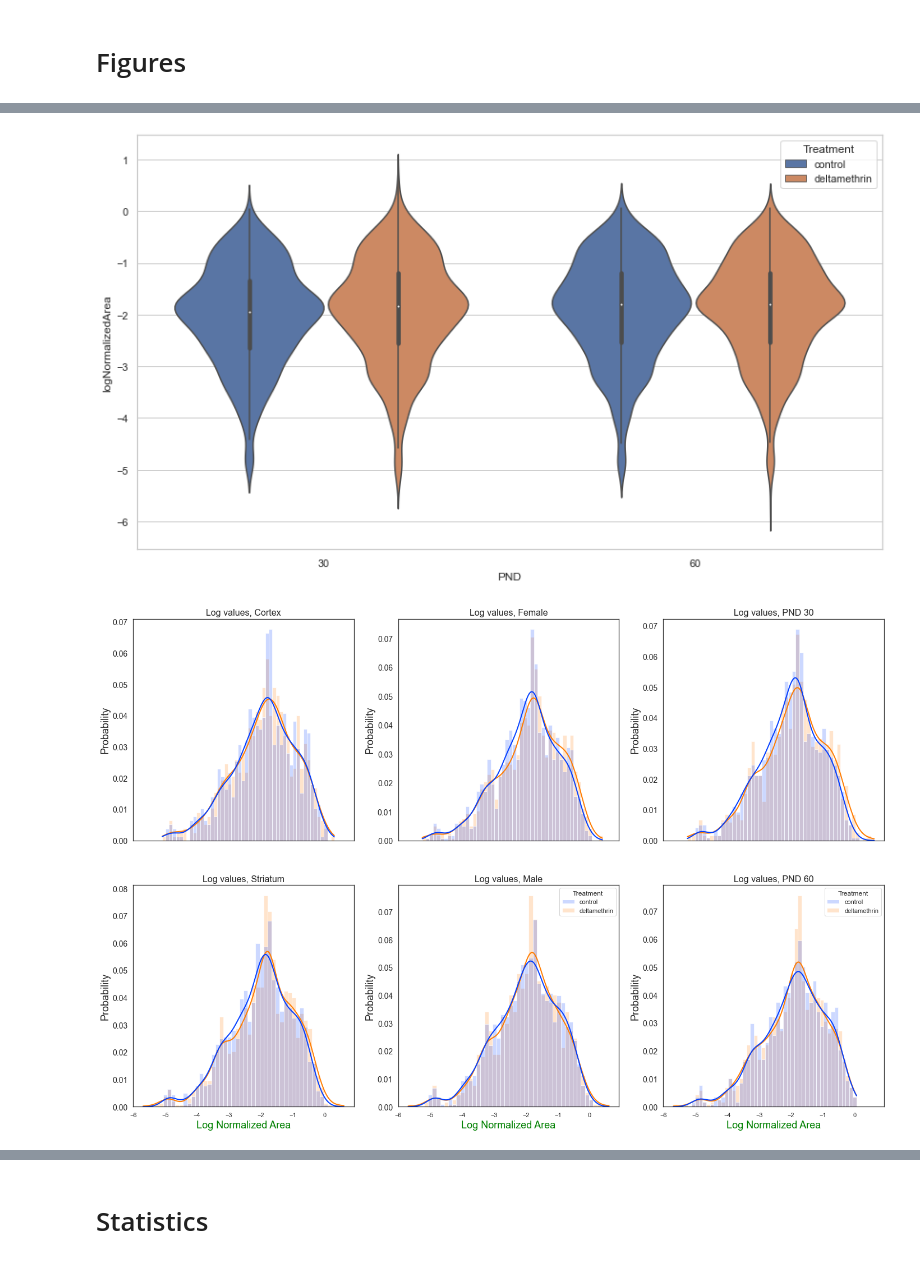
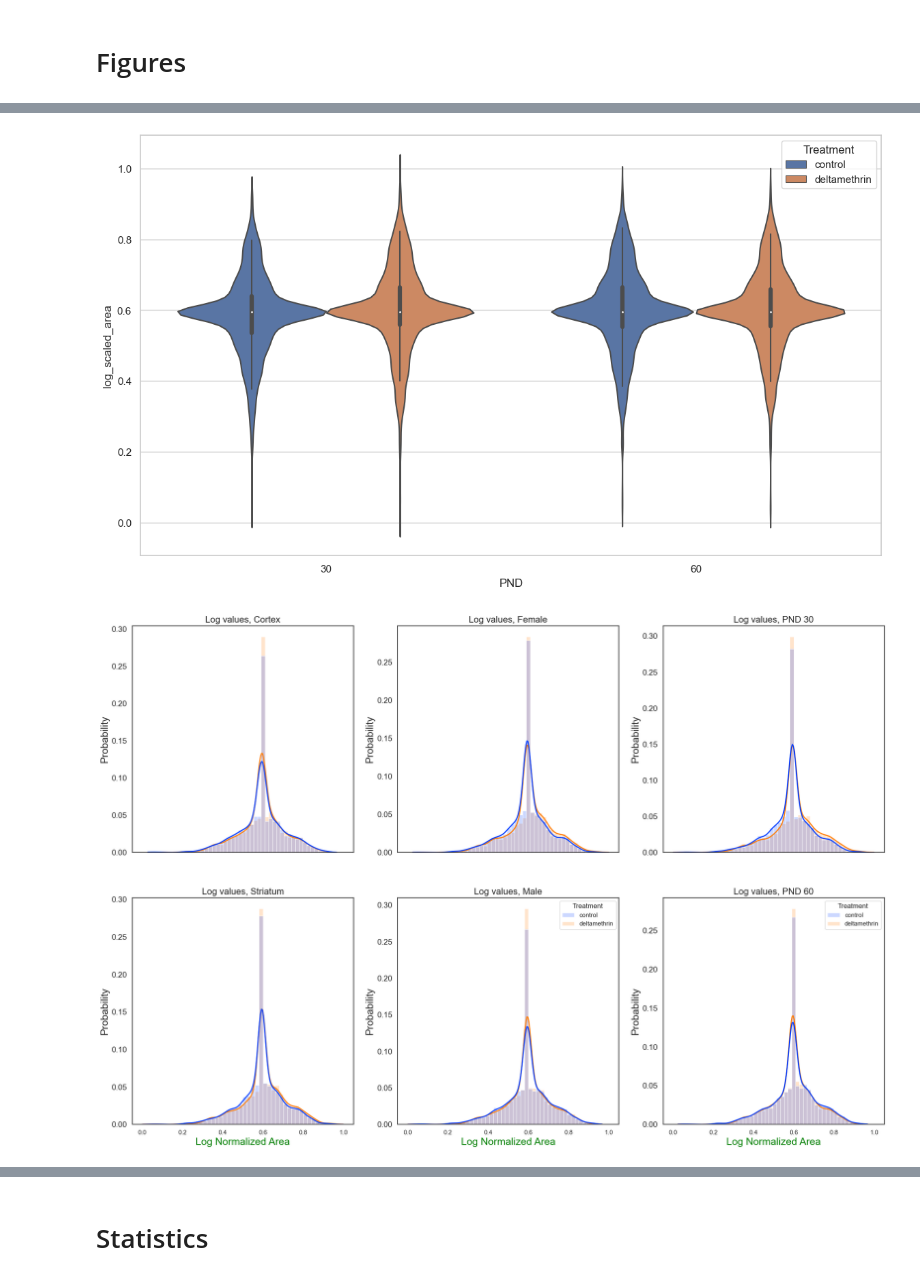
Before and after one commit to Ivan2nn/Lypidomics2, a Jupyter notebook: analysis-filtered-lipids.ipynb, the cells around one changed output, grey strips where cells are left out. Cells and saved outputs as stored; diff of their text form; code cells hidden in the pictures.

Commit message:
Cleaning on analysis-filtered-lipids

```diff
--- a/analysis-filtered-lipids.ipynb
+++ b/analysis-filtered-lipids.ipynb
@@ -52,0 +51,12 @@ data_tmp.shape
+# %%
+metadata = data_tmp.iloc[:,:11]
+if batch_corrected:
+    data = pd.concat([metadata, data_tmp.iloc[:,19]],axis=1)
+else:
+    data = pd.concat([metadata, data_tmp.iloc[:,16]],axis=1)
+if nan_remove:
+    data_stats = data.reset_index().dropna(axis=1, thresh=0.9*data.shape[0]).fillna(1e-3*np.max(data.iloc[:,-1]))
+else:
+    data_stats = data.reset_index().fillna(1e-3*np.max(data.iloc[:,-1]))
+data.head()
+print(data.columns)
@@ -53,4 +69,5 @@ data_tmp.shape
 # %%
-data = data_tmp.loc[data_tmp['Individual Lipid Species'].isin(lipid_names)].copy(deep=True)
+data = data_stats.loc[data_stats['Individual Lipid Species'].isin(lipid_names)].copy(deep=True)
+data.columns = ['Index','SampleNumber', 'SampleSubmissionDate', 'SampleName', 'Sex', 'TissueWeight', 'Treatment', 'TissueType', 'PND', 'Litter', 'IndividualLipidSpecies', 'LipidClass', 'PeakArea']
 data.head()
 # %% [output]
@@ -78,6 +87,5 @@ Name: Sample Submission Date, dtype: int64
 # %%
-std_scaler = StandardScaler()
-data['log_area'] = np.log10(data['Normalized Peak Area (Peak Area of Lipid Species / (Peak Area of Internal Standard * Tissue Weight))'])
-data['log_scaled_area'] = std_scaler.fit_transform(data[['log_area']])
+data['log_area'] = np.log10(data.iloc[:,-1])
+data['log_scaled_area'] = scaler.fit_transform(data[['log_area']])
 data.head()
 # %% [output]
@@ -94,10 +100,3 @@ Extract log value of the target variable
-# %%
-columns_to_log_transform = ['Normalized Peak Area (Peak Area of Lipid Species / (Peak Area of Internal Standard * Tissue Weight))']
-
-for c in columns_to_log_transform:
-    data['log'+c[0].capitalize()+c[1:]] = data[c].apply(lambda x: np.log10(x))
-
-data.rename(columns= {'Tissue Type':'TissueType','logNormalized Peak Area (Peak Area of Lipid Species / (Peak Area of Internal Standard * Tissue Weight))':'logNormalizedArea'}, inplace=True)
 # %% [markdown]
 Add a column to identify the date
 # %%
@@ -164,13 +145,13 @@ plt.show()
 # %%
 fig = plt.figure(figsize=(14,8))
-ax = sns.violinplot(data=data, x='PND', hue='Treatment', y='logNormalizedArea')
+ax = sns.violinplot(data=data, x='PND', hue='Treatment', y='log_scaled_area')
 ax.set_xlabel('PND')
 
 fig.savefig(os.path.join(data_path,"violinplot-pnd.svg"), format='svg', facecolor='w')
 
 plt.show()
 # %% [output]
-[figure, old version]
+[figure, new version]
 # %%
 sns.set_style('white')
 
@@ -180,41 +161,41 @@ opt = {'bins': 50, 'alpha': 0.2, 'palette': 'bright',
         'stat': 'probability', 'kde': True,
         'line_kws': {'lw': 2}, 'common_norm': False}
 
-sns.histplot(data=data[data['TissueType'] == 'cortex'], x='logNormalizedArea', hue='Treatment', ax=ax[0,0], legend=False, **opt)
+sns.histplot(data=data[data['TissueType'] == 'cortex'], x='log_scaled_area', hue='Treatment', ax=ax[0,0], legend=False, **opt)
 ax[0,0].set_title('Log values, Cortex', fontsize=16)
 ax[0,0].set_ylabel('Probability', fontsize=18)
 ax[0,0].tick_params(axis='y', labelsize=14)
-sns.histplot(data=data[data['TissueType'] == 'striatum'], x='logNormalizedArea', hue='Treatment', ax=ax[1,0], legend=False, **opt)
+sns.histplot(data=data[data['TissueType'] == 'striatum'], x='log_scaled_area', hue='Treatment', ax=ax[1,0], legend=False, **opt)
 ax[1,0].set_title('Log values, Striatum', fontsize=16)
 ax[1,0].set_xlabel('Log Normalized Area', fontsize=18, color='green')
 ax[1,0].set_ylabel('Probability', fontsize=18)
 ax[1,0].tick_params(axis='y', labelsize=14)
 
-sns.histplot(data=data[data['Sex'] == 'F'], x='logNormalizedArea', hue='Treatment', ax=ax[0,1], legend=False, **opt)
+sns.histplot(data=data[data['Sex'] == 'F'], x='log_scaled_area', hue='Treatment', ax=ax[0,1], legend=False, **opt)
 ax[0,1].set_title('Log values, Female', fontsize=16)
 ax[0,1].set_ylabel('Probability', fontsize=18)
 ax[0,1].tick_params(axis='y', labelsize=14)
-sns.histplot(data=data[data['Sex'] == 'M'], x='logNormalizedArea', hue='Treatment', ax=ax[1,1], legend=True, **opt)
+sns.histplot(data=data[data['Sex'] == 'M'], x='log_scaled_area', hue='Treatment', ax=ax[1,1], legend=True, **opt)
 ax[1,1].set_title('Log values, Male', fontsize=16)
 ax[1,1].set_xlabel('Log Normalized Area', fontsize=18, color='green')
 ax[1,1].set_ylabel('Probability', fontsize=18)
 ax[1,1].tick_params(axis='y', labelsize=14)
 
-sns.histplot(data=data[data['PND'] == 30], x='logNormalizedArea', hue='Treatment', ax=ax[0,2], legend=False, **opt)
+sns.histplot(data=data[data['PND'] == 30], x='log_scaled_area', hue='Treatment', ax=ax[0,2], legend=False, **opt)
 ax[0,2].set_title('Log values, PND 30', fontsize=16)
 ax[0,2].set_ylabel('Probability', fontsize=18)
 ax[0,2].tick_params(axis='y', labelsize=14)
-sns.histplot(data=data[data['PND'] == 60], x='logNormalizedArea', hue='Treatment', ax=ax[1,2], legend=True, **opt)
+sns.histplot(data=data[data['PND'] == 60], x='log_scaled_area', hue='Treatment', ax=ax[1,2], legend=True, **opt)
 ax[1,2].set_title('Log values, PND 60', fontsize=16)
 ax[1,2].set_xlabel('Log Normalized Area', fontsize=18, color='green')
 ax[1,2].set_ylabel('Probability', fontsize=18)
 ax[1,2].tick_params(axis='y', labelsize=14)
 
 fig.savefig(os.path.join(data_path,"distribution-3cases.png"), format='png', facecolor='w', dpi=600)
 
 plt.show()
 # %% [output]
-[figure, old version]
+[figure, new version]
 # %%
 sns.set_style('white')
 
```
Also changed, not shown: parts of 39 cells of this notebook, 7 other files.
